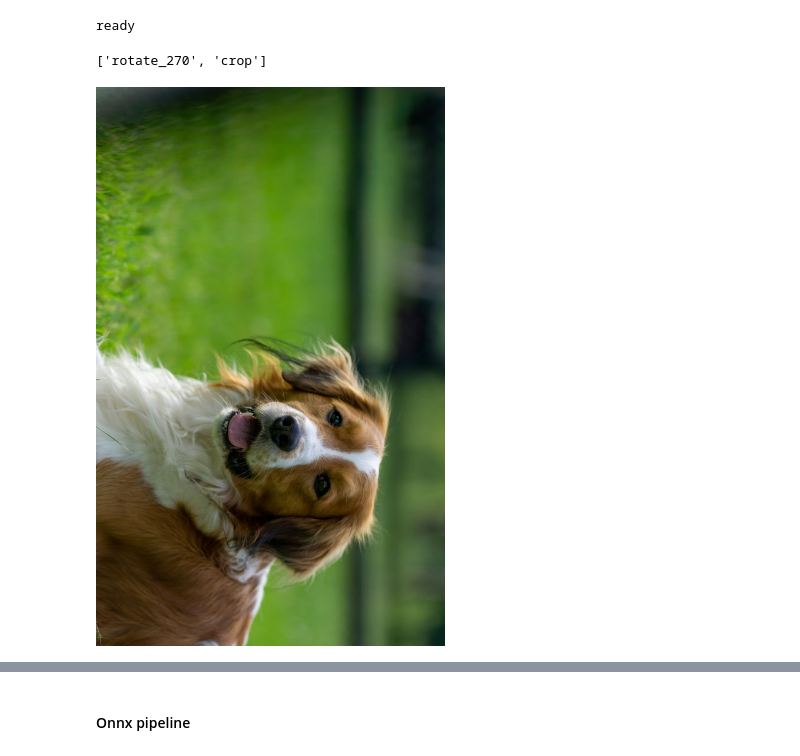
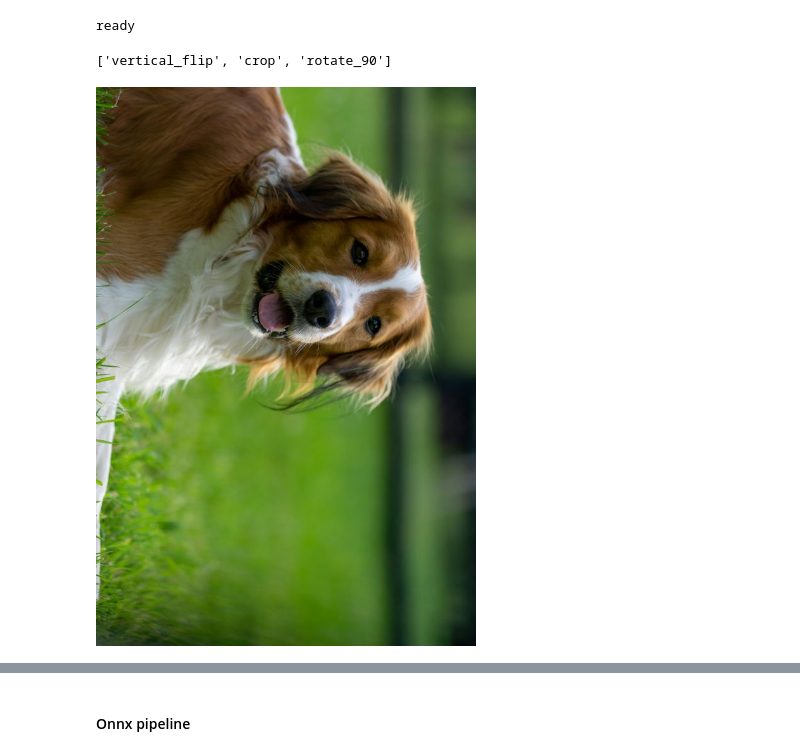
Before and after one commit to DorinDaniil/Image-Transform-Predict, a Jupyter notebook: notebooks/itp2onnx.ipynb, the cells around one changed output, grey strips where cells are left out. Drawn from its saved outputs; the diff is of its cells as text; code cells hidden in the pictures.

```diff
--- a/notebooks/itp2onnx.ipynb
+++ b/notebooks/itp2onnx.ipynb
@@ -424,14 +417,14 @@ ready
 # %%
-image_path = 'assets/image.jpg'
+image_path = '../assets/image.jpg'
 image = Image.open(image_path)
 
 it = ImageTransformer()
 transformed_image, sequence = it.transform(image, p=0.3)
 print(sequence)
 transformed_image
 # %% [output]
-['rotate_270', 'crop']
+['vertical_flip', 'crop', 'rotate_90']
-[figure, old version]
+[figure, new version]
 # %%
 image_tensor = preprocess(image).unsqueeze(0).repeat(3, 1, 1, 1)
 transformed_image_tensor = preprocess(transformed_image).unsqueeze(0).repeat(3, 1, 1, 1)
```
Also changed, not shown: parts of 37 cells of this notebook, 7 other files.
